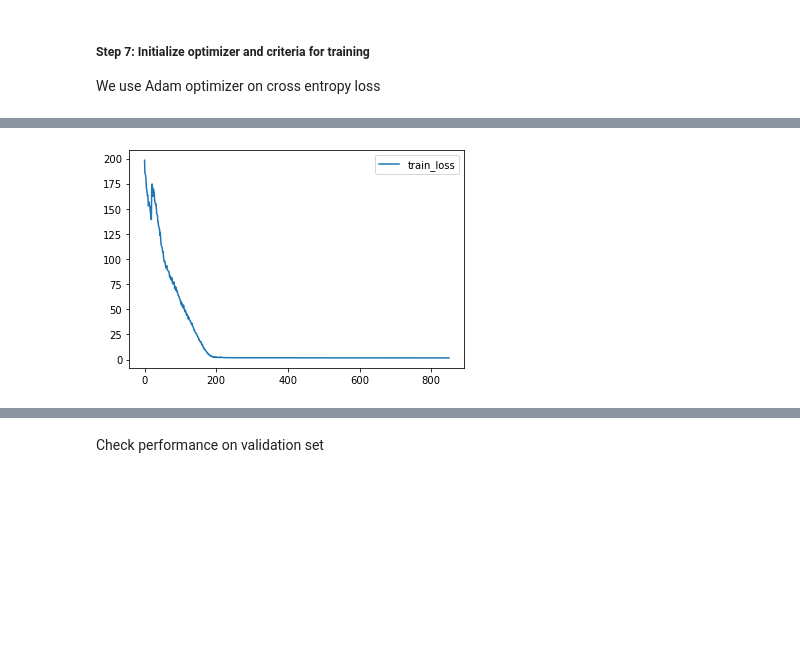
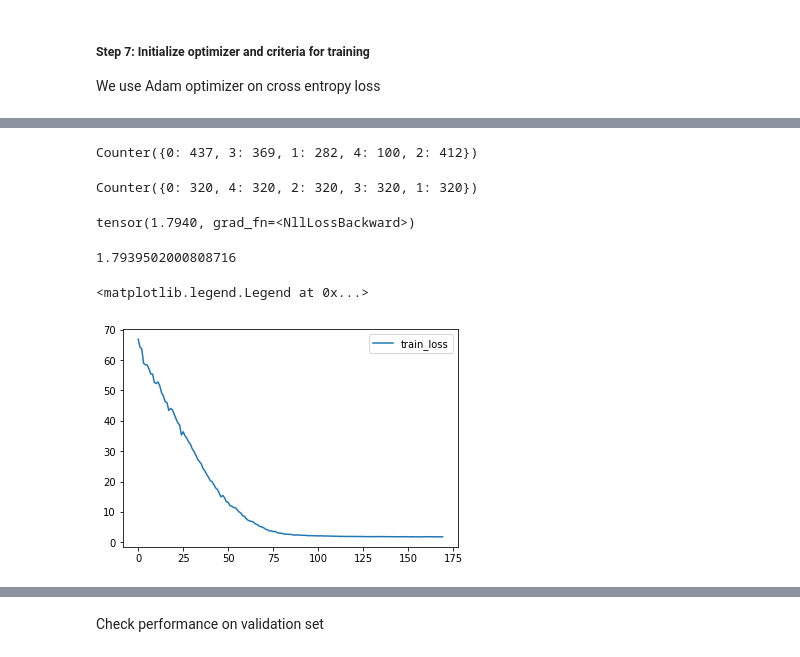
Before and after one commit to seungjaeryanlee/meta-learning-book, a Jupyter notebook: MANN/MANN_Omniglot.ipynb, the cells around one changed output, grey strips where cells are left out. Cells and saved outputs as stored; diff of their text form; code cells hidden in the pictures; blank space fills up the shorter version.

Commit message:
Check training accuracy of existing code

```diff
--- a/MANN/MANN_Omniglot.ipynb
+++ b/MANN/MANN_Omniglot.ipynb
@@ -81,9 +70,7 @@ All character images are read and saved in the imgs_dataset variable.
 # %%
 # load images from character paths
 imgs_dataset = []
-for i, charfold in enumerate(charpaths):
-    if i%200==0:
-        print('%s/%s character folders loaded'%(i,mc_dataset))
+for i, charfold in enumerate(tqdm(charpaths)):
     imgs_dataset.append([ ut.load_image(imgpath,(width,width))/127.5-1 for imgpath in ut.extend_children(charfold,'.png') ] )
 # access imgs_dataset [ character index ] [ sample index ] [ row,col ]
 
@@ -267,8 +248,8 @@ def get_graph_input(X_train, y_train):
 # %%
-n_epochs = 50
+n_epochs = 10
 loss_values = []
-for epoch in range(n_epochs):
-    print('Epoch {} starting..'.format(epoch+1))
+corrects = []
+for epoch in tqdm(range(n_epochs)):
     epoch_start = time.time()
     classes_epoch, imgs_epoch = ut.shuffle_xy(classes_train,imgs_train)
     n_batches = len(classes_epoch)//(n_classes*batch_size)
@@ -300,9 +281,7 @@ for epoch in range(n_epochs):
         loss_d = loss.item()
         _, predicted = torch.max(outs.data, 1)
         correct = (predicted == gt).sum().item()
+        corrects.append(correct)
         loss_values.append(loss_d)
-        if(epoch%10==0):
-            print('Epoch %d'%(epoch+1),'/ Batch (%d/%d)'%(batch+1,n_batches),'/ Loss %f'%(loss_d))
     epoch_end = time.time()
     time_elapsed = epoch_end-epoch_start
-    print('Epoch {} complete,'.format(epoch+1),time_elapsed,'seconds elapsed')
@@ -330,8 +288,23 @@ Epoch 50 complete, 7.39329981803894 seconds elapsed
-# %%
-def plot_loss(train,name1="train_loss"):
-    plt.plot(train, label=name1)
-    plt.legend()
-
-plot_loss(loss_values)
-# %% [output]
-[figure, removed]
+# %%
+from collections import Counter
+Counter(predicted.tolist())
+# %% [output]
+Counter({0: 437, 3: 369, 1: 282, 4: 100, 2: 412})
+# %%
+Counter(gt.tolist())
+# %% [output]
+Counter({0: 320, 4: 320, 2: 320, 3: 320, 1: 320})
+# %%
+criterion(outs, gt)
+# %% [output]
+tensor(1.7940, grad_fn=<NllLossBackward>)
+# %%
+loss_values[-1]
+# %% [output]
+1.7939502000808716
+# %%
+plt.plot(loss_values, label="train_loss")
+plt.legend()
+# %% [output]
+<matplotlib.legend.Legend at 0x...>
+[figure, added]
```
Also changed, not shown: parts of 32 cells of this notebook.
